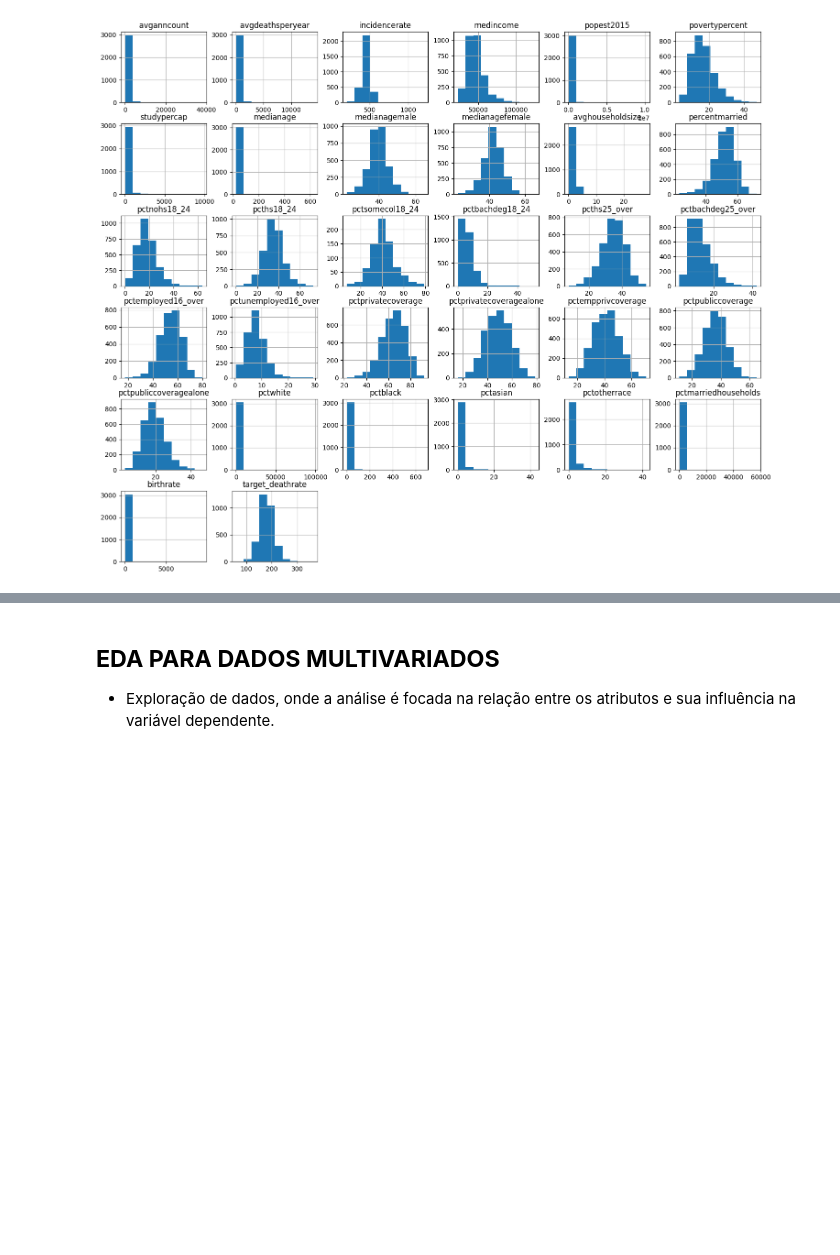
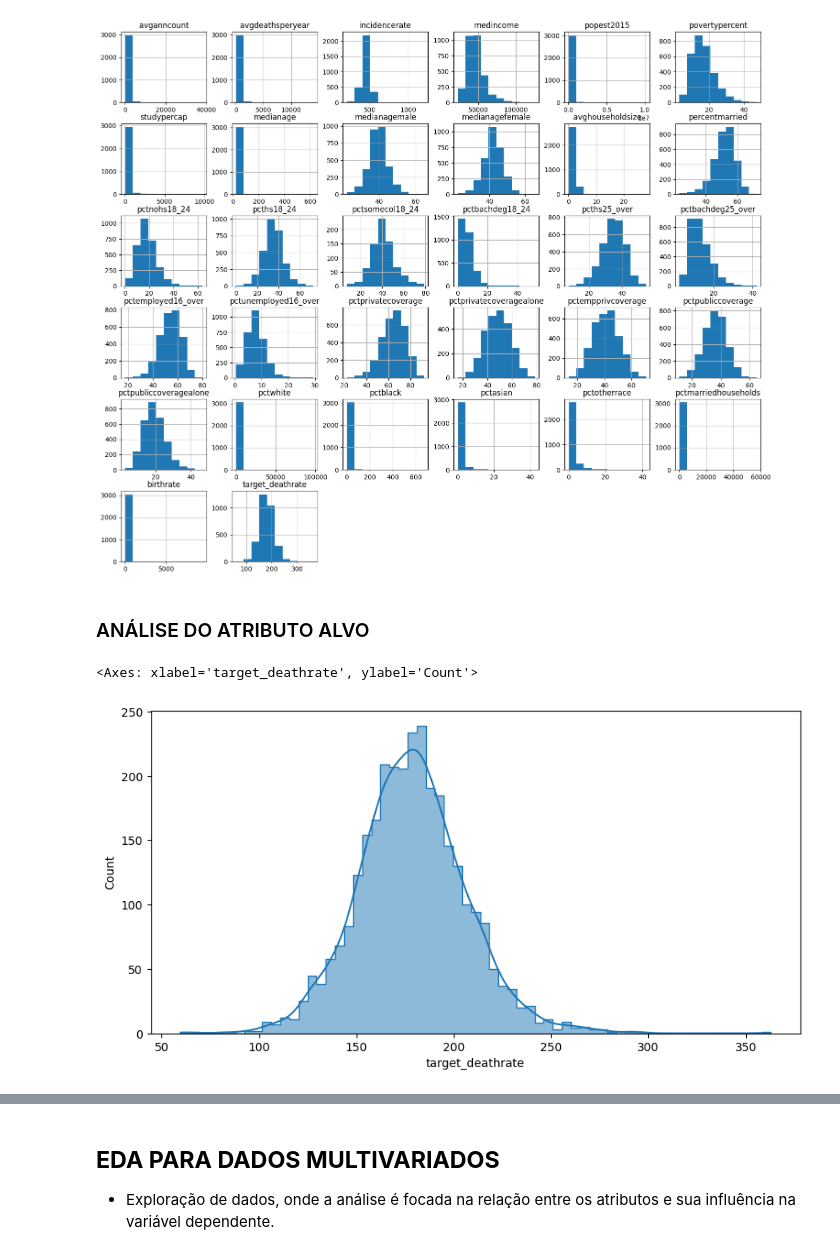
Before and after one commit to mateusMfreitas/2025_ia_ac1, a Jupyter notebook: src/EDA_1.ipynb, the cells around one changed output, grey strips where cells are left out. Cells and saved outputs as stored; diff of their text form; code cells hidden in the pictures; blank space fills up the shorter version.

```diff
--- a/src/EDA_1.ipynb
+++ b/src/EDA_1.ipynb
@@ -67,3 +101,11 @@ array([[<Axes: title={'center': 'avganncount'}>,
         <Axes: title={'center': 'target_deathrate'}>, <Axes: >, <Axes: >,
         <Axes: >, <Axes: >]], dtype=object)
 [figure]
+# %% [markdown]
+### ANÁLISE DO ATRIBUTO ALVO
+# %%
+plt.figure(figsize=(10,5))
+sns.histplot(data=df['target_deathrate'], discrete=False, element='step', kde=True)
+# %% [output]
+<Axes: xlabel='target_deathrate', ylabel='Count'>
+[figure, added]
```
Also changed, not shown: parts of 14 cells of this notebook.
